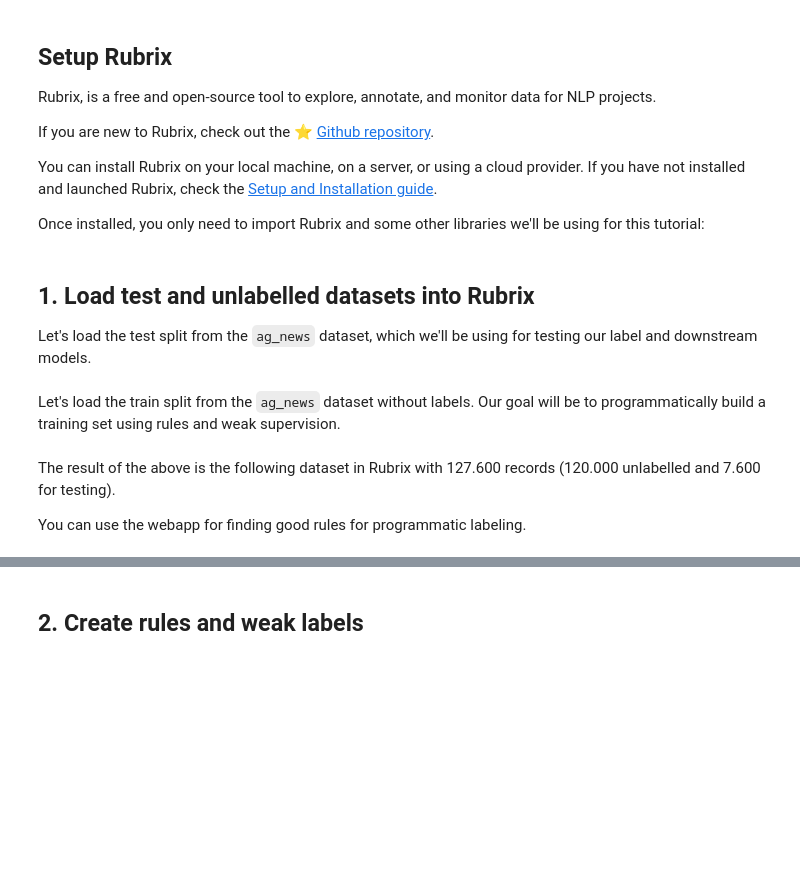
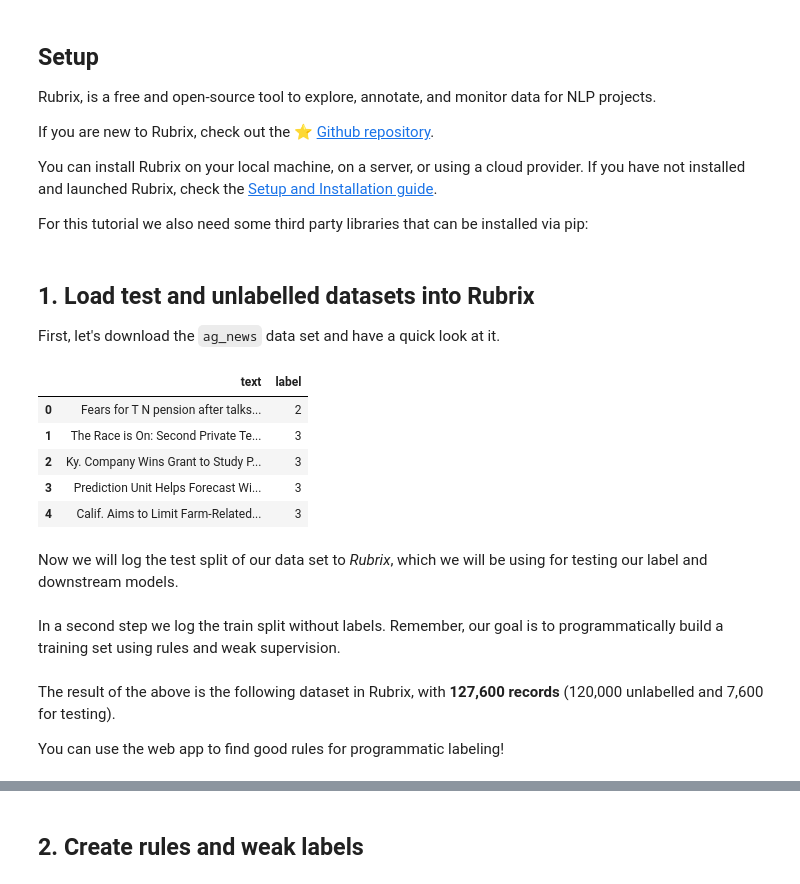
Before and after one commit to argilla-io/argilla, a Jupyter notebook: docs/tutorials/weak-supervision-with-rubrix.ipynb, the cells around one changed output, grey strips where cells are left out. Drawn from its saved outputs; the diff is of its cells as text; code cells hidden in the pictures; blank space fills up the shorter version.

```diff
--- a/docs/tutorials/weak-supervision-with-rubrix.ipynb
+++ b/docs/tutorials/weak-supervision-with-rubrix.ipynb
@@ -15,10 +25,11 @@ The following diagram shows the overall process for using Weak supervision with
 # %% [markdown]
-## Setup Rubrix
+## Setup
 
 Rubrix, is a free and open-source tool to explore, annotate, and monitor data for NLP projects.
 
 If you are new to Rubrix, check out the ⭐ [Github repository](https://github.com/recognai/rubrix).
 
-You can install Rubrix on your local machine, on a server, or using a cloud provider. If you have not installed and launched Rubrix, check the [Setup and Installation guide](../getting_started/setup&installation.rst).
+You can install Rubrix on your local machine, on a server, or using a cloud provider.
+If you have not installed and launched Rubrix, check the [Setup and Installation guide](../getting_started/setup&installation.rst).
 
-Once installed, you only need to import Rubrix and some other libraries we'll be using for this tutorial:
+For this tutorial we also need some third party libraries that can be installed via pip:
@@ -31,6 +38,25 @@ import pandas as pd
 # %% [markdown]
 ## 1. Load test and unlabelled datasets into Rubrix
 
-
-Let's load the test split from the `ag_news` dataset, which we'll be using for testing our label and downstream models.
+First, let's download the `ag_news` data set and have a quick look at it.
+# %%
+from datasets import load_dataset
+
+# load our data
+dataset = load_dataset("ag_news")
+# %%
+import pandas as pd
+
+# quick look at our data
+with pd.option_context('display.max_colwidth', None):
+    display(dataset["test"].to_pandas().head())
+# %% [output]
+|  | text | label |
+| 0 | Fears for T N pension after talks... | 2 |
+| 1 | The Race is On: Second Private Te... | 3 |
+| 2 | Ky. Company Wins Grant to Study P... | 3 |
+| 3 | Prediction Unit Helps Forecast Wi... | 3 |
+| 4 | Calif. Aims to Limit Farm-Related... | 3 |
+# %% [markdown]
+Now we will log the test split of our data set to *Rubrix*, which we will be using for testing our label and downstream models.
 # %%
@@ -50,4 +79,5 @@ records = [
 rb.log(records, name="news")
 # %% [markdown]
-Let's load the train split from the `ag_news` dataset without labels. Our goal will be to programmatically build a training set using rules and weak supervision.
+In a second step we log the train split without labels.
+Remember, our goal is to programmatically build a training set using rules and weak supervision.
 # %%
@@ -64,8 +94,8 @@ records = [
 rb.log(records, name="news")
 # %% [markdown]
-The result of the above is the following dataset in Rubrix with 127.600 records (120.000 unlabelled and 7.600 for testing).
+The result of the above is the following dataset in Rubrix, with **127,600 records** (120,000 unlabelled and 7,600 for testing).
 
-You can use the webapp for finding good rules for programmatic labeling.
+You can use the web app to find good rules for programmatic labeling!
 # %% [markdown]
 ![News dataste](img/news_tutorial.gif "Snorkel exploration with Rubrix")
 # %% [markdown]
```
Also changed, not shown: parts of 25 cells of this notebook.
